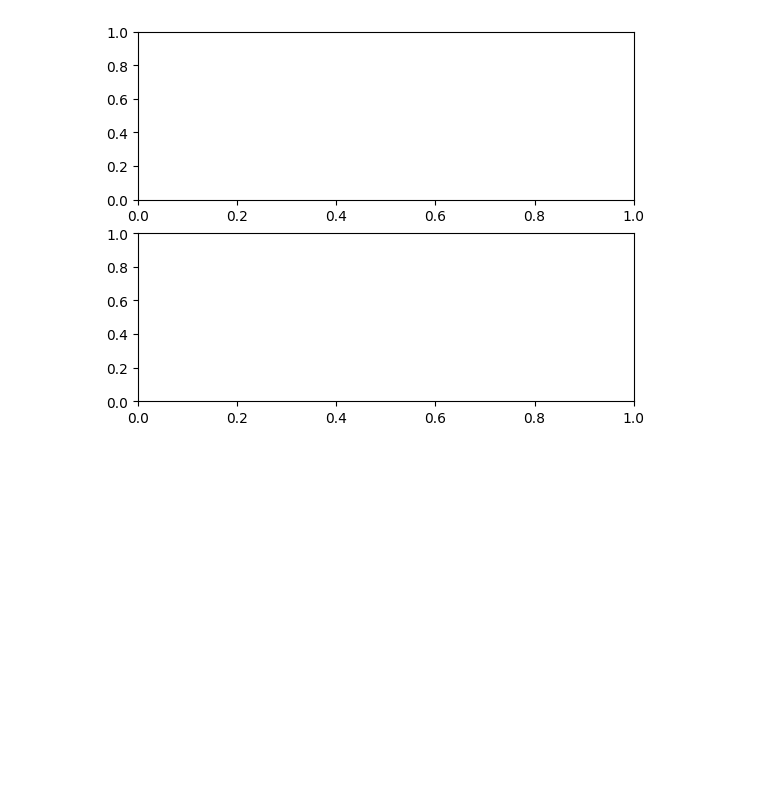
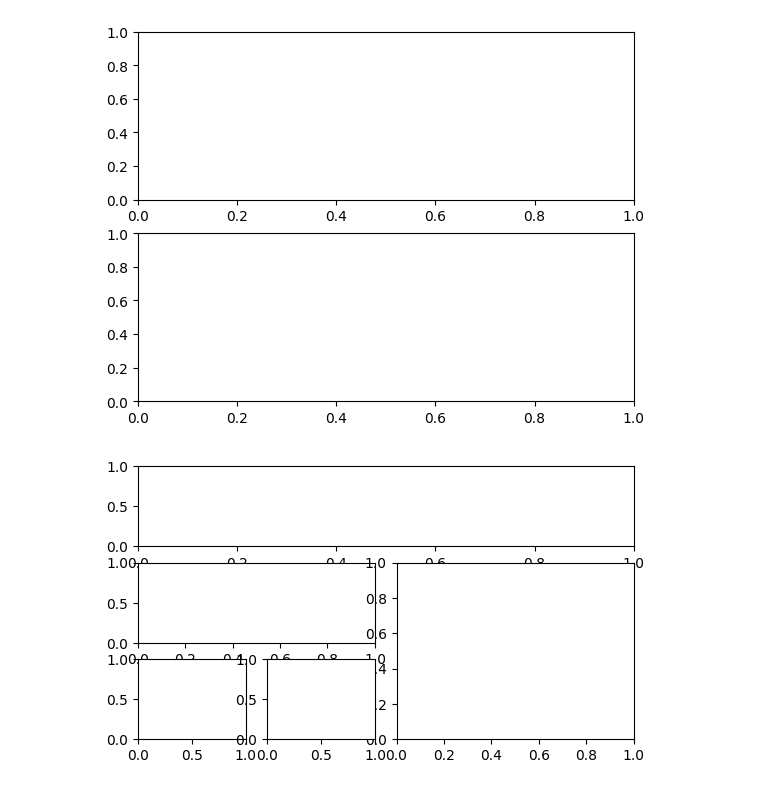
Before and after one commit to che-ig/Machine-learning, a Jupyter notebook: pandas_study/chapter_14.ipynb, the cells around one changed output. Drawn from its saved outputs; the diff is of its cells as text; code cells hidden in the pictures; blank space fills up the shorter version.

```diff
--- a/pandas_study/chapter_14.ipynb
+++ b/pandas_study/chapter_14.ipynb
@@ -575,3 +575,25 @@ ax1 = plt.subplot2grid(shape=(2, 1), loc=(0, 0))
 ax2 = plt.subplot2grid(shape=(2, 1), loc=(1, 0))
 # %% [output]
 [figure]
+# %%
+# создаем макет с подграфиками, используя сетку 4×4
+# ax1 расположен в первой строке, шириной 4 столбца, все 4 столбца объединены в одну ячейку
+ax1 = plt.subplot2grid((4,4), (0,0), colspan=4)
+
+# ax2 расположен во второй строке, крайний слева и имеет
+# ширину в 2 столбца, при этом 2 столбца объединены в одну ячейку
+ax2 = plt.subplot2grid((4,4), (1,0), colspan=2)
+
+# ax3 имеет 2 столбца в ширину и 2 строки в высоту,
+# при этом два столбца и две строки объединены в одну ячейку
+ax3 = plt.subplot2grid((4,4), (1,2), colspan=2, rowspan=2)
+
+# ax4 имеет 1 строку в высоту и 1 столбец в ширину, расположен в строке 3 и столбце 0,
+# объединение строк и столбцов не задано
+ax4 = plt.subplot2grid((4,4), (2,0))
+
+# ax4 имеет 1 строку в высоту и 1 столбец в ширину, расположен в строке 3 и столбце 1
+# объединение строк и столбцов не задано
+ax5 = plt.subplot2grid((4,4), (2,1))
+# %% [output]
+[figure, added]
```
Also changed, not shown: parts of 1 cell of this notebook, 9 other files.
